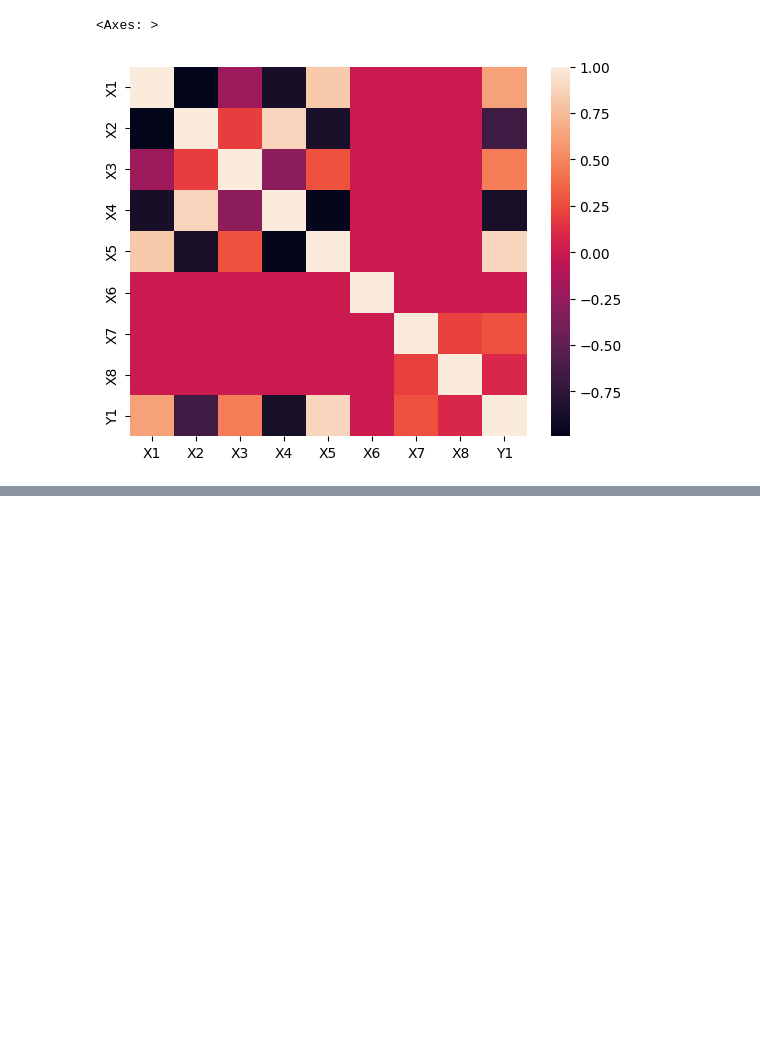
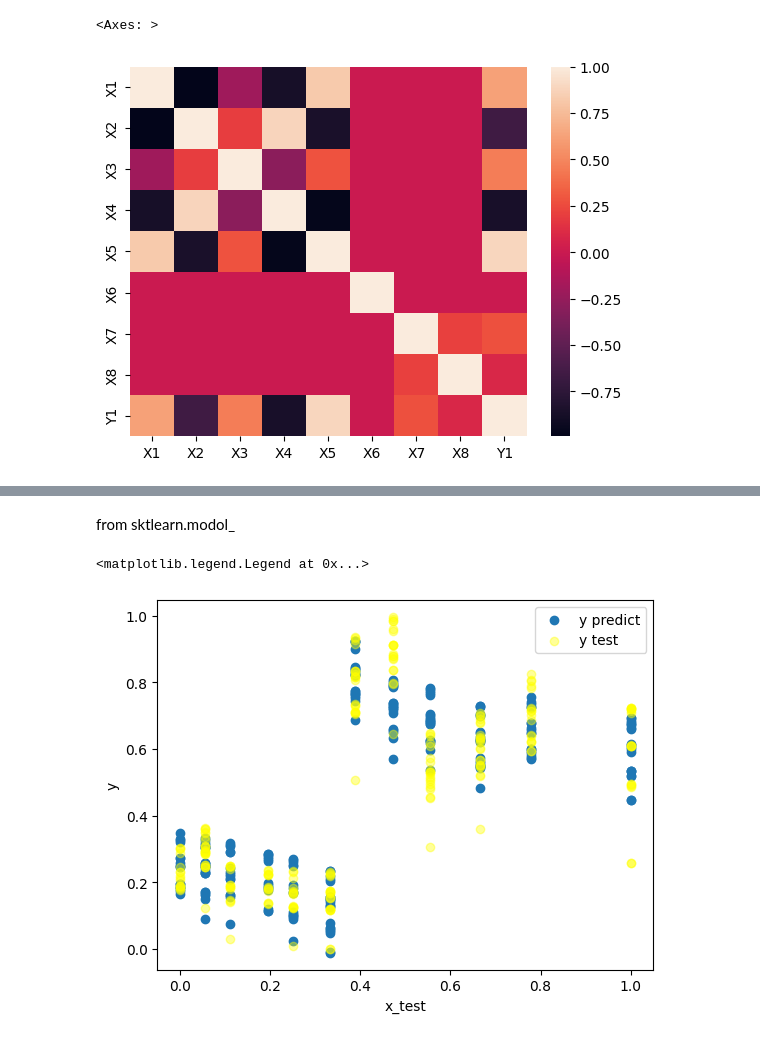
Before and after one commit to HAsadi99/Energy-Efficiency, a Jupyter notebook: feature_extraction.ipynb, the cells around one changed output, grey strips where cells are left out. Drawn from its saved outputs; the diff is of its cells as text; code cells hidden in the pictures; blank space fills up the shorter version.

```diff
--- a/feature_extraction.ipynb
+++ b/feature_extraction.ipynb
@@ -199,0 +263,11 @@ SyntaxError: invalid syntax (896740006.py, line 27)
+# %% [markdown]
+from sktlearn.modol_
+# %%
+plt.scatter(X_test[: ,0],y_predict_split , label = 'y predict')
+plt.scatter(X_test[: ,0] ,y_test ,color ='yellow',label = 'y test' , alpha =0.4)
+plt.xlabel('x_test')
+plt.ylabel('y')
+plt.legend()
+# %% [output]
+<matplotlib.legend.Legend at 0x...>
+[figure, added]
```
Also changed, not shown: parts of 11 cells of this notebook, 1 other file.
